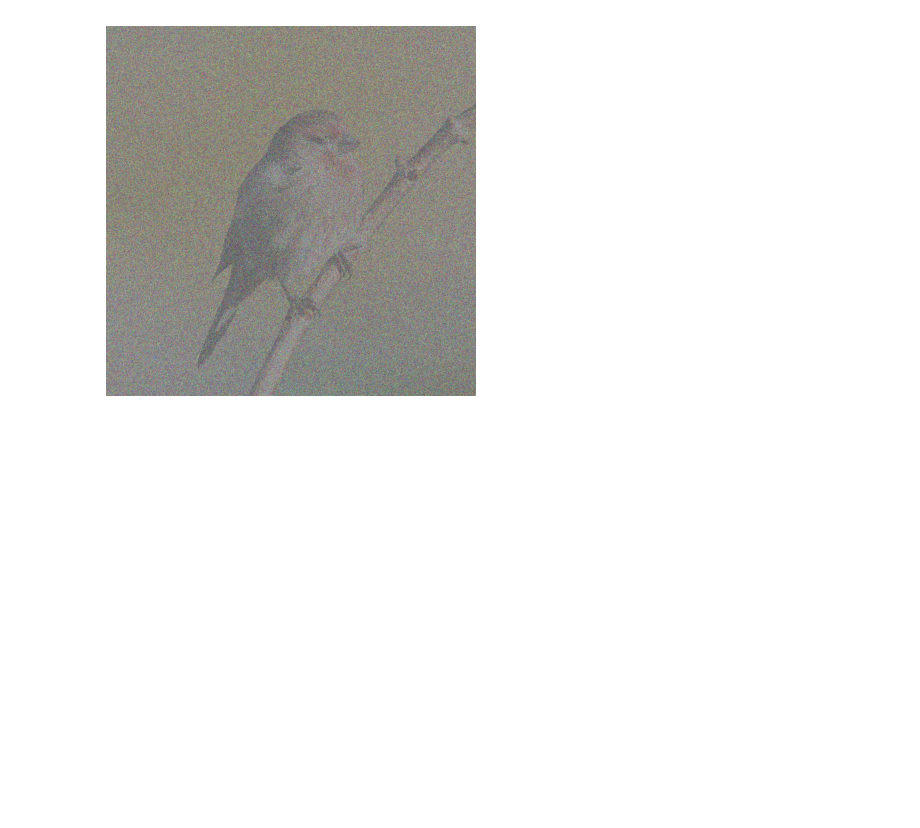
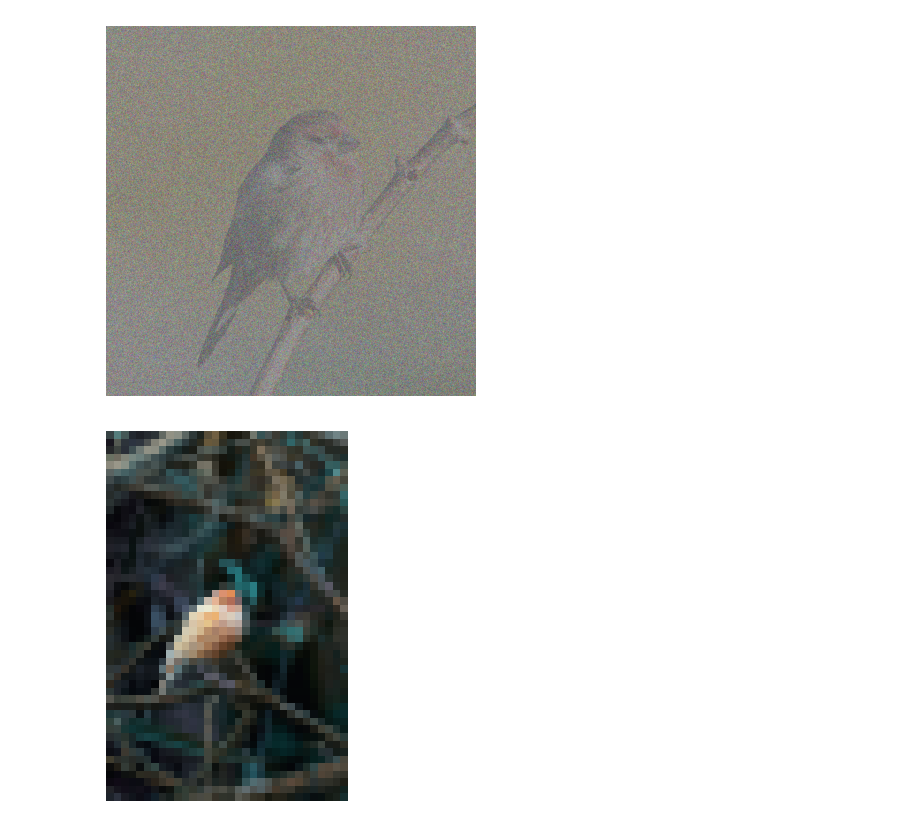
Before and after one commit to StormMata/PaletteDiffusionModel, a Jupyter notebook: preprocess/Process_A0.ipynb, the cells around one changed output. Cells and saved outputs as stored; diff of their text form; code cells hidden in the pictures; blank space fills up the shorter version.

```diff
--- a/preprocess/Process_A0.ipynb
+++ b/preprocess/Process_A0.ipynb
@@ -744,3 +751,30 @@ plt.savefig('./bird_f_3.png', dpi = 800, bbox_inches = 'tight', transparent = Tr
 plt.show()
 # %% [output]
 [figure]
+# %%
+from PIL import Image
+import cv2
+
+# Load the original image
+image = cv2.imread('./super_res_eg.jpg')
+
+# Reduce resolution by resizing (e.g., half the original dimensions)
+# Reduce resolution by resizing (e.g., half the original dimensions)
+new_width, new_height = image.shape[1] // 100, image.shape[0] // 100
+low_res_image = cv2.resize(image, (new_width, new_height), interpolation=cv2.INTER_AREA)
+
+# Convert the color from BGR to RGB
+low_res_image_rgb = cv2.cvtColor(low_res_image, cv2.COLOR_BGR2RGB)
+
+
+# Optionally, resize back to the original size to simulate lower resolution
+# low_res_image = low_res_image.resize(image.size, Image.Resampling.LANCZOS)
+
+# Display the low-resolution image
+# img = mpimg.imread(noisy_image)
+imgplot = plt.imshow(low_res_image_rgb)
+plt.axis('off')
+plt.savefig('./bird_low_res.png', dpi = 800, bbox_inches = 'tight', transparent = True)
+plt.show()
+# %% [output]
+[figure, added]
```
Also changed, not shown: parts of 3 cells of this notebook, 7 other files.
